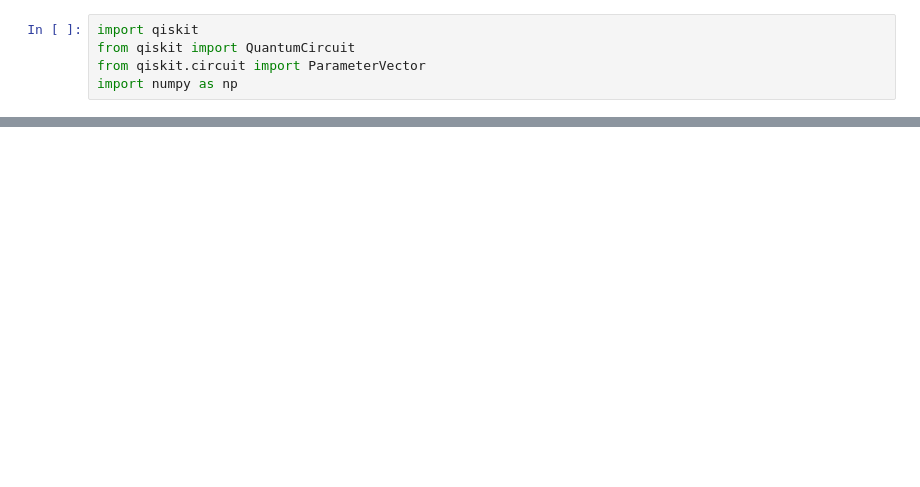
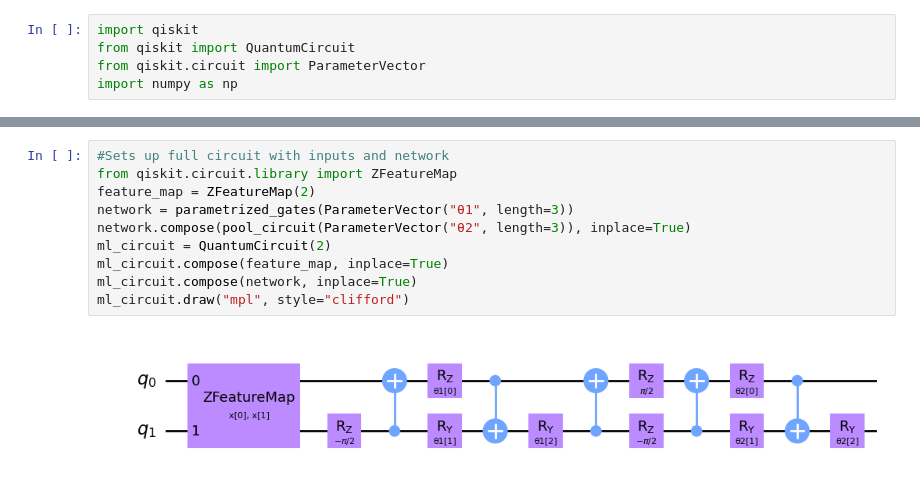
Before and after one commit to benjaminhagan/VIP_QML, a Jupyter notebook: QML_Architecture.ipynb, the cells around one changed output, grey strips where cells are left out. Cells and saved outputs as stored; diff of their text form; blank space fills up the shorter version.

```diff
--- a/QML_Architecture.ipynb
+++ b/QML_Architecture.ipynb
@@ -25,0 +64,12 @@ circuit.draw("mpl", style="clifford")
+# %%
+#Sets up full circuit with inputs and network
+from qiskit.circuit.library import ZFeatureMap
+feature_map = ZFeatureMap(2)
+network = parametrized_gates(ParameterVector("θ1", length=3))
+network.compose(pool_circuit(ParameterVector("θ2", length=3)), inplace=True)
+ml_circuit = QuantumCircuit(2)
+ml_circuit.compose(feature_map, inplace=True)
+ml_circuit.compose(network, inplace=True)
+ml_circuit.draw("mpl", style="clifford")
+# %% [output]
+[figure, added]
```
Also changed, not shown: parts of 10 cells of this notebook.
